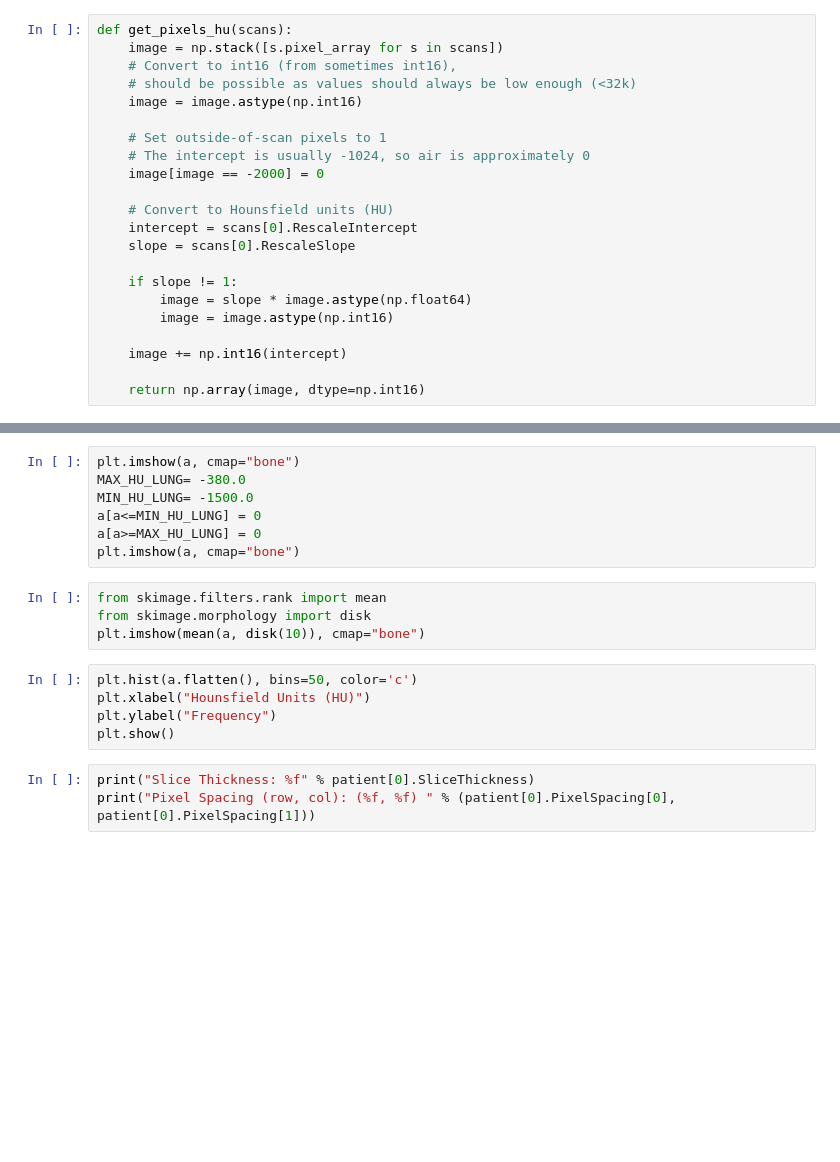
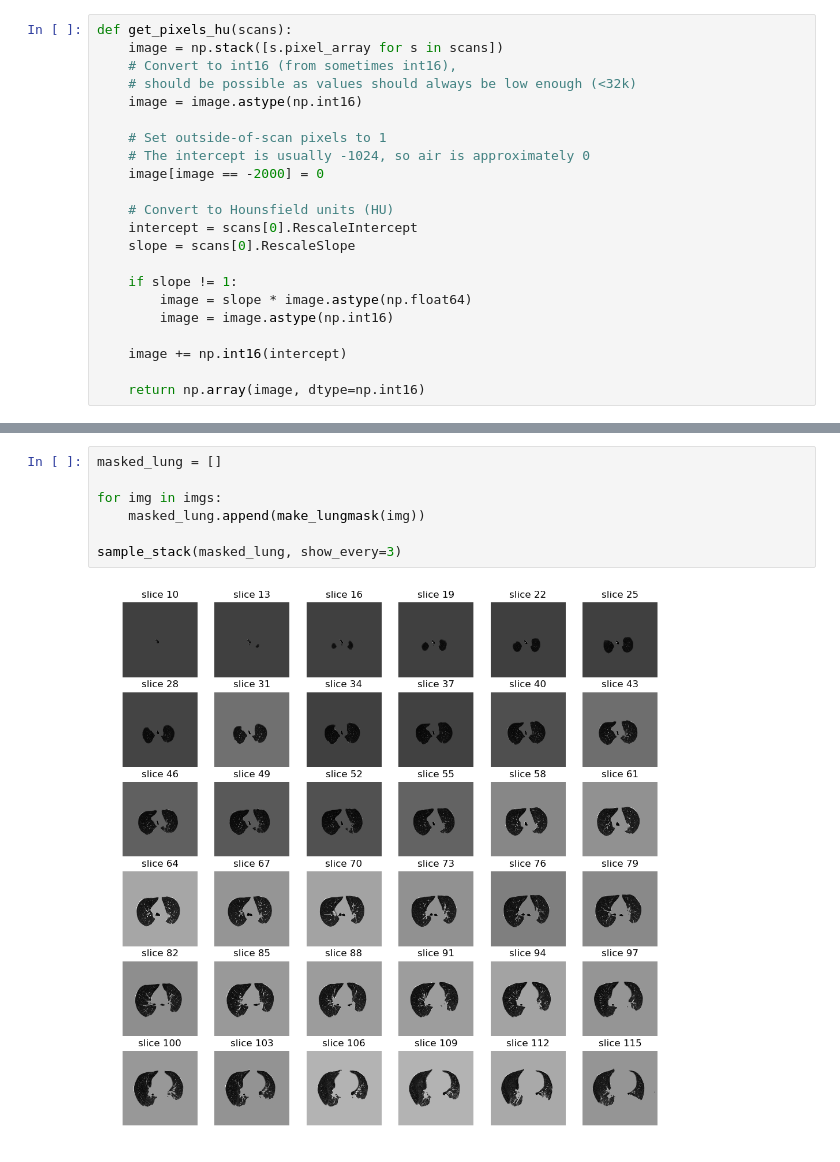
Before and after one commit to joshy/copd, a Jupyter notebook: notebooks/proper.ipynb, the cells around one changed output, grey strips where cells are left out. Drawn from its saved outputs; the diff is of its cells as text; blank space fills up the shorter version.

Commit message:
some progress -> added lung volume

```diff
--- a/notebooks/proper.ipynb
+++ b/notebooks/proper.ipynb
@@ -75,19 +189,9 @@ a = imgs[150].copy()
-# %%
-plt.imshow(a, cmap="bone")
-MAX_HU_LUNG= -380.0
-MIN_HU_LUNG= -1500.0
-a[a<=MIN_HU_LUNG] = 0
-a[a>=MAX_HU_LUNG] = 0
-plt.imshow(a, cmap="bone")
-# %%
-from skimage.filters.rank import mean
-from skimage.morphology import disk
-plt.imshow(mean(a, disk(10)), cmap="bone")
-# %%
-plt.hist(a.flatten(), bins=50, color='c')
-plt.xlabel("Hounsfield Units (HU)")
-plt.ylabel("Frequency")
-plt.show()
-# %%
-print("Slice Thickness: %f" % patient[0].SliceThickness)
-print("Pixel Spacing (row, col): (%f, %f) " % (patient[0].PixelSpacing[0], patient[0].PixelSpacing[1]))
+# %%
+masked_lung = []
+
+for img in imgs:
+    masked_lung.append(make_lungmask(img))
+
+sample_stack(masked_lung, show_every=3)
+# %% [output]
+[figure, added]
```
Also changed, not shown: parts of 17 cells of this notebook, 1 other file.
